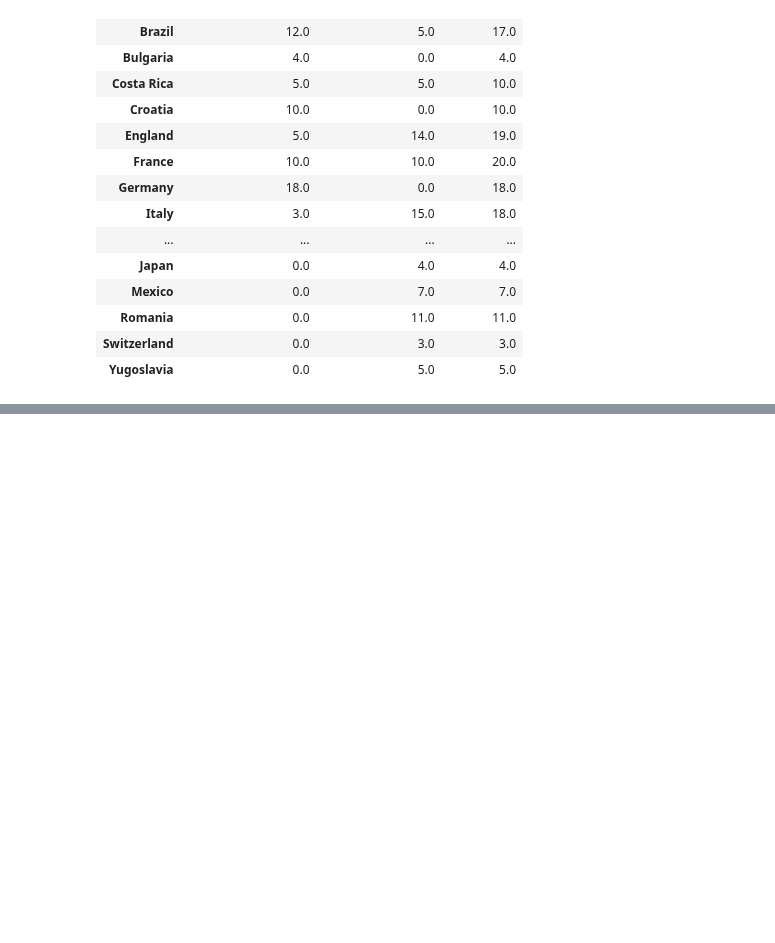
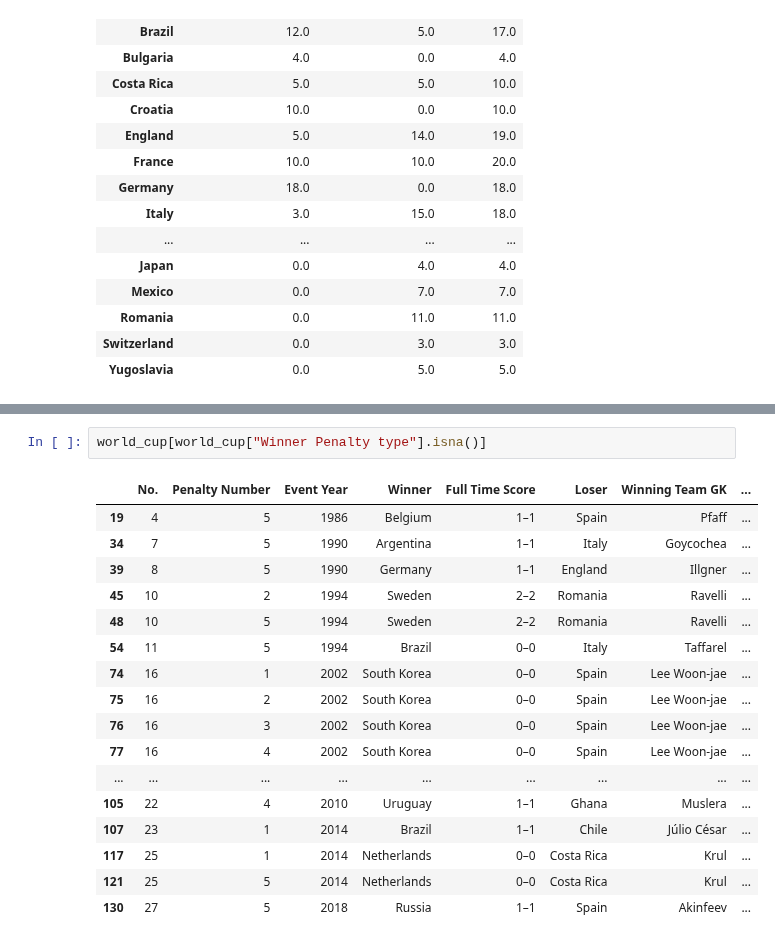
Before and after one commit to hyunjun33/Data_preprocessing, a Jupyter notebook: Preppin' Data 2021 Week 28 Challenge.ipynb, the cells around one changed output, grey strips where cells are left out. Drawn from its saved outputs; the diff is of its cells as text; blank space fills up the shorter version.

```diff
--- a/Preppin' Data 2021 Week 28 Challenge.ipynb
+++ b/Preppin' Data 2021 Week 28 Challenge.ipynb
@@ -348,0 +400,20 @@ total_shoot
+# %%
+world_cup[world_cup["Winner Penalty type"].isna()]
+# %% [output]
+|  | No. | Penalty Number | Event Year | Winner | Full Time Score | Loser | Winning Team GK | ... |
+| 19 | 4 | 5 | 1986 | Belgium | 1–1 | Spain | Pfaff | ... |
+| 34 | 7 | 5 | 1990 | Argentina | 1–1 | Italy | Goycochea | ... |
+| 39 | 8 | 5 | 1990 | Germany | 1–1 | England | Illgner | ... |
+| 45 | 10 | 2 | 1994 | Sweden | 2–2 | Romania | Ravelli | ... |
+| 48 | 10 | 5 | 1994 | Sweden | 2–2 | Romania | Ravelli | ... |
+| 54 | 11 | 5 | 1994 | Brazil | 0–0 | Italy | Taffarel | ... |
+| 74 | 16 | 1 | 2002 | South Korea | 0–0 | Spain | Lee Woon-jae | ... |
+| 75 | 16 | 2 | 2002 | South Korea | 0–0 | Spain | Lee Woon-jae | ... |
+| 76 | 16 | 3 | 2002 | South Korea | 0–0 | Spain | Lee Woon-jae | ... |
+| 77 | 16 | 4 | 2002 | South Korea | 0–0 | Spain | Lee Woon-jae | ... |
+| ... | ... | ... | ... | ... | ... | ... | ... | ... |
+| 105 | 22 | 4 | 2010 | Uruguay | 1–1 | Ghana | Muslera | ... |
+| 107 | 23 | 1 | 2014 | Brazil | 1–1 | Chile | Júlio César | ... |
+| 117 | 25 | 1 | 2014 | Netherlands | 0–0 | Costa Rica | Krul | ... |
+| 121 | 25 | 5 | 2014 | Netherlands | 0–0 | Costa Rica | Krul | ... |
+| 130 | 27 | 5 | 2018 | Russia | 1–1 | Spain | Akinfeev | ... |
```
Also changed, not shown: parts of 3 cells of this notebook.
